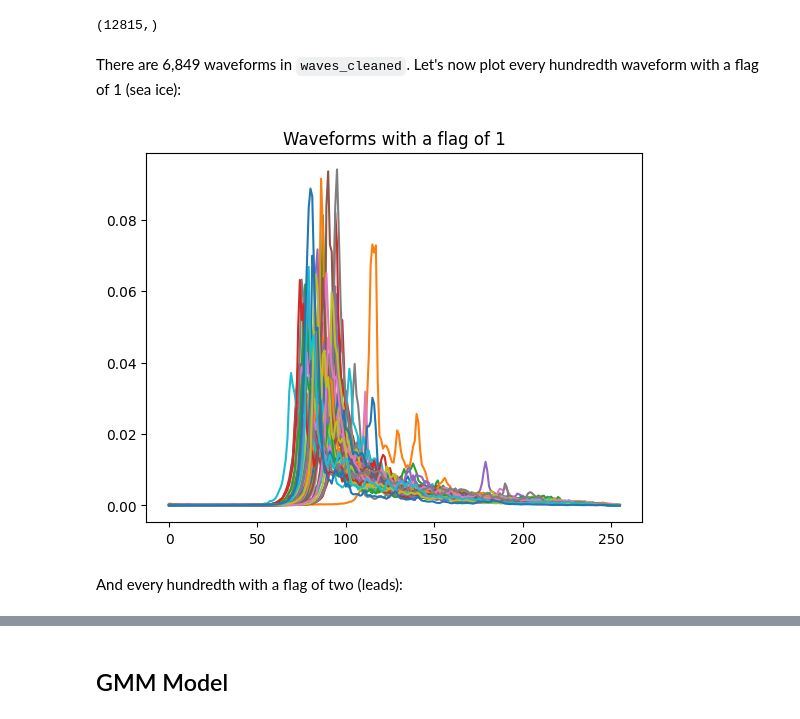
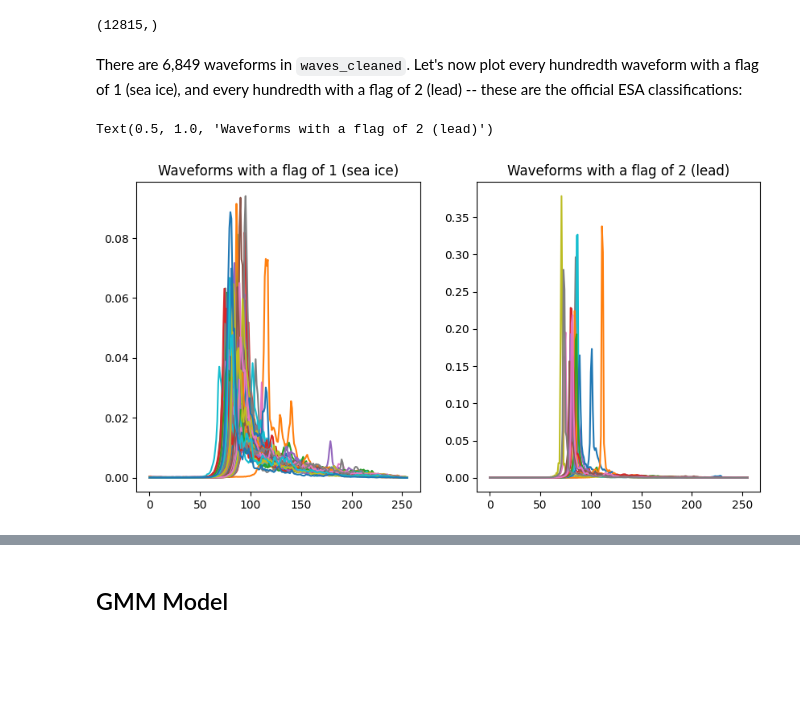
Before and after one commit to rhtweedie/ai4eo-week-4, a Jupyter notebook: classifying_echoes.ipynb, the cells around one changed output, grey strips where cells are left out. Drawn from its saved outputs; the diff is of its cells as text; code cells hidden in the pictures; blank space fills up the shorter version.

```diff
--- a/classifying_echoes.ipynb
+++ b/classifying_echoes.ipynb
@@ -324,16 +315,21 @@ np.shape(flag_cleaned==2)
 # %% [output]
 (12815,)
 # %% [markdown]
-There are 6,849 waveforms in `waves_cleaned`. Let's now plot every hundredth waveform with a flag of 1 (sea ice):
+There are 6,849 waveforms in `waves_cleaned`. Let's now plot every hundredth waveform with a flag of 1 (sea ice), and every hundredth with a flag of 2 (lead) -- these are the official ESA classifications:
 # %%
+fig, (ax1, ax2) = plt.subplots(1, 2, figsize = (10,5))
+
 functions_to_plot = waves[~np.isnan(data_normalized).any(axis=1)][(flag_cleaned==1)][::100]
-
 # Plot each function
 for i, function in enumerate(functions_to_plot):
-    plt.plot(function/np.sum(function))
-plt.title('Waveforms with a flag of 1')
-plt.show()
+    ax1.plot(function/np.sum(function))
+ax1.set_title('Waveforms with a flag of 1 (sea ice)')
+
+functions_to_plot = waves[~np.isnan(data_normalized).any(axis=1)][(flag_cleaned==2)][::100]
+# Plot each function
+for i, function in enumerate(functions_to_plot):
+    ax2.plot(function/np.sum(function))
+ax2.set_title('Waveforms with a flag of 2 (lead)')
 # %% [output]
+Text(0.5, 1.0, 'Waveforms with a flag of 2 (lead)')
-[figure, old version]
+[figure, new version]
-# %% [markdown]
-And every hundredth with a flag of two (leads):
```
Also changed, not shown: parts of 24 cells of this notebook.
